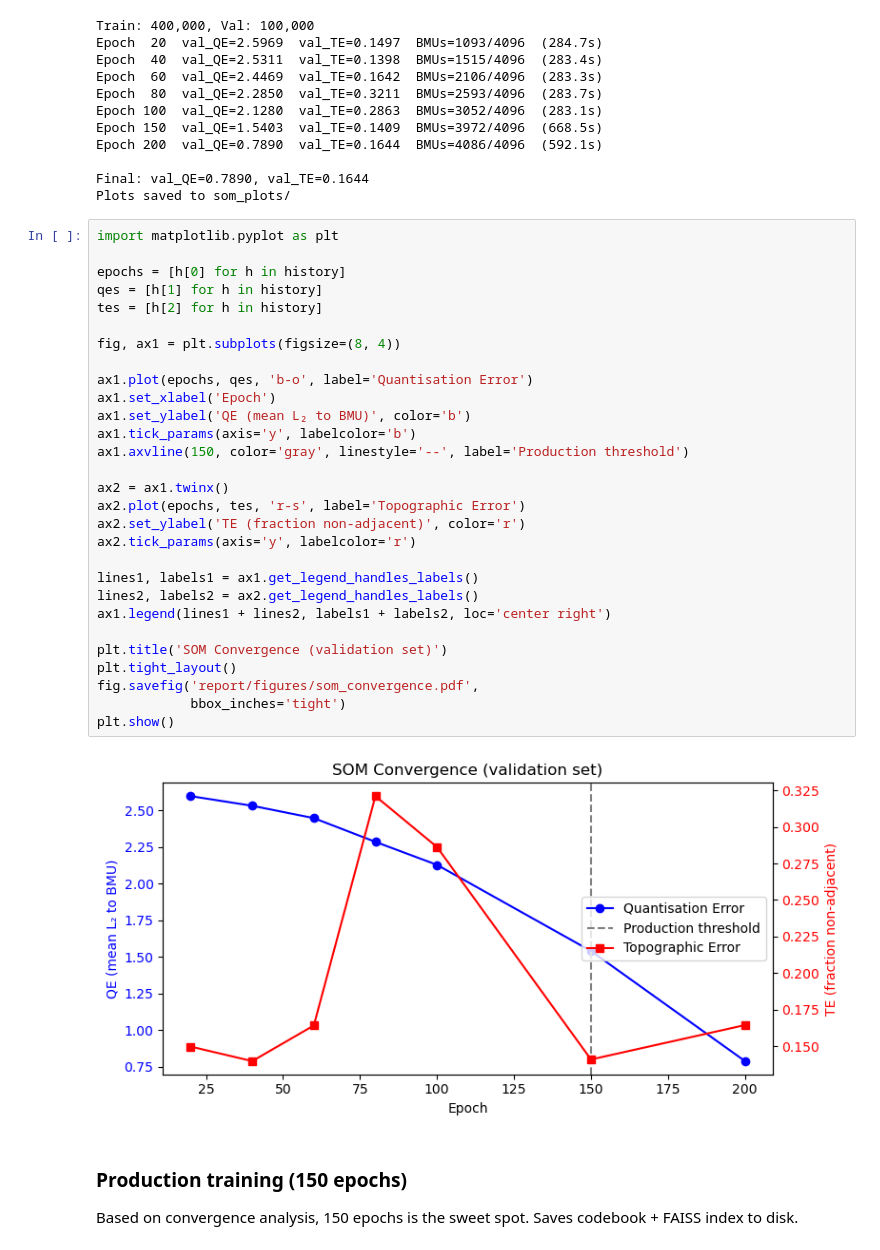
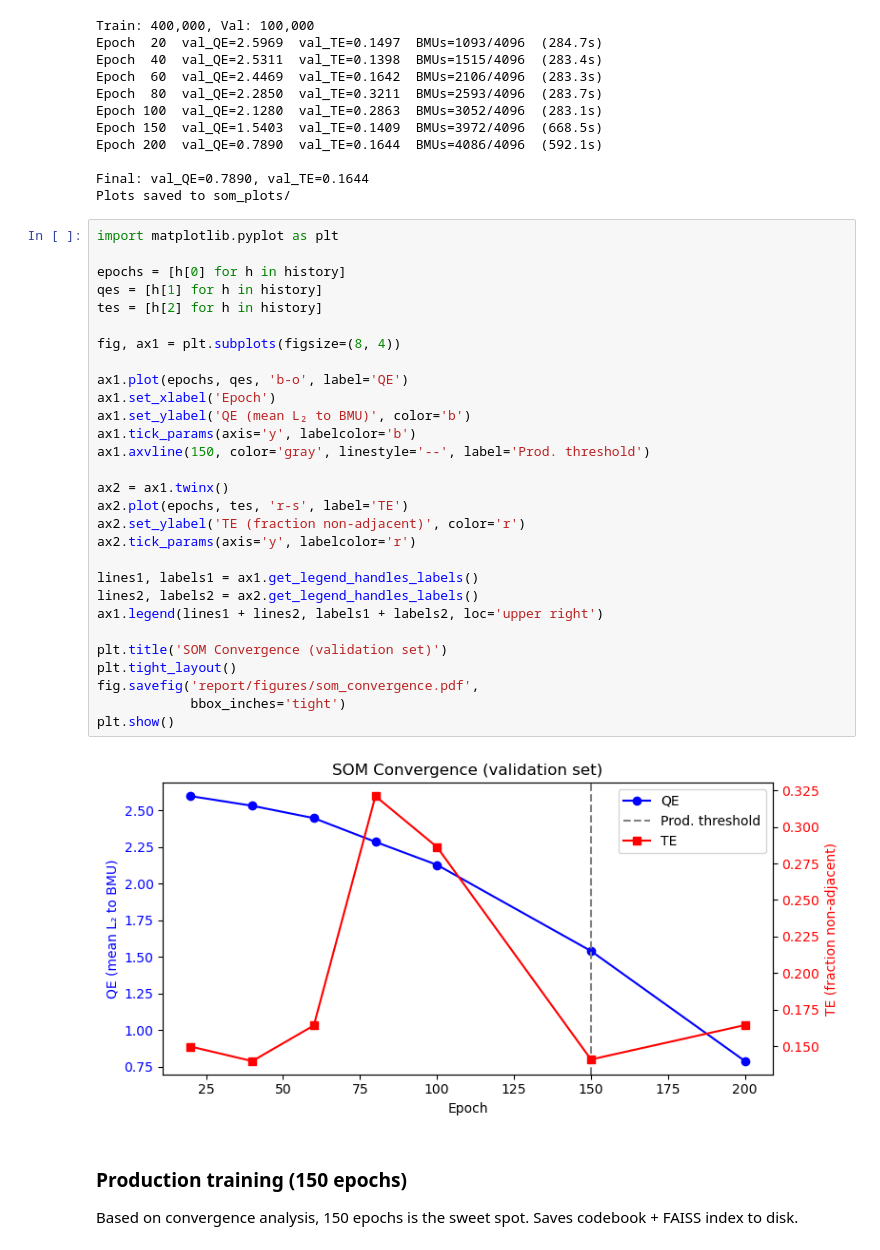
Before and after one commit to Kronmar-Bafu/cas-aml-project, a Jupyter notebook: 10_som_training.ipynb, the cells around one changed output. Drawn from its saved outputs; the diff is of its cells as text.

Commit message:
adjusted legend

```diff
--- a/10_som_training.ipynb
+++ b/10_som_training.ipynb
@@ -211,34 +211,34 @@ Plots saved to som_plots/
 # %%
 import matplotlib.pyplot as plt
 
 epochs = [h[0] for h in history]
 qes = [h[1] for h in history]
 tes = [h[2] for h in history]
 
 fig, ax1 = plt.subplots(figsize=(8, 4))
 
-ax1.plot(epochs, qes, 'b-o', label='Quantisation Error')
+ax1.plot(epochs, qes, 'b-o', label='QE')
 ax1.set_xlabel('Epoch')
 ax1.set_ylabel('QE (mean L₂ to BMU)', color='b')
 ax1.tick_params(axis='y', labelcolor='b')
-ax1.axvline(150, color='gray', linestyle='--', label='Production threshold')
+ax1.axvline(150, color='gray', linestyle='--', label='Prod. threshold')
 
 ax2 = ax1.twinx()
-ax2.plot(epochs, tes, 'r-s', label='Topographic Error')
+ax2.plot(epochs, tes, 'r-s', label='TE')
 ax2.set_ylabel('TE (fraction non-adjacent)', color='r')
 ax2.tick_params(axis='y', labelcolor='r')
 
 lines1, labels1 = ax1.get_legend_handles_labels()
 lines2, labels2 = ax2.get_legend_handles_labels()
-ax1.legend(lines1 + lines2, labels1 + labels2, loc='center right')
+ax1.legend(lines1 + lines2, labels1 + labels2, loc='upper right')
 
 plt.title('SOM Convergence (validation set)')
 plt.tight_layout()
 fig.savefig('report/figures/som_convergence.pdf',
             bbox_inches='tight')
 plt.show()
 # %% [output]
-[figure, old version]
+[figure, new version]
 # %% [markdown]
 ### Production training (150 epochs)
 
```
